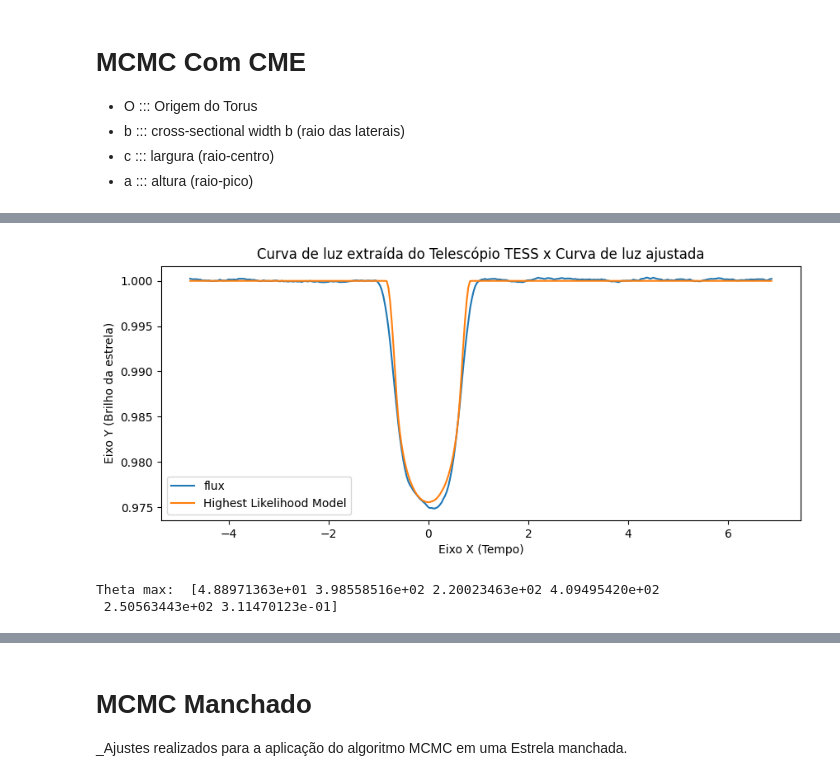
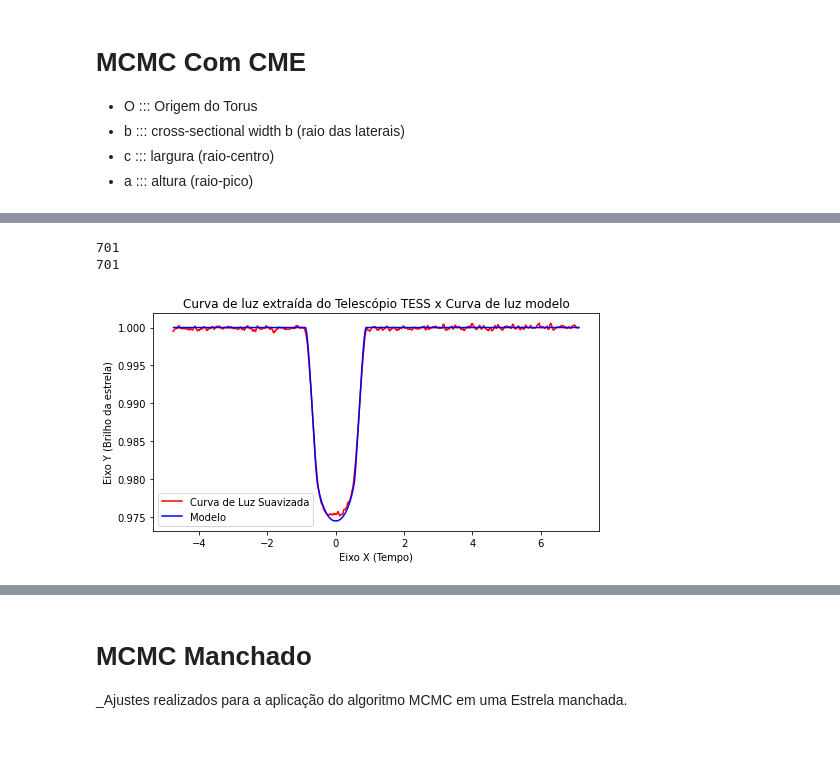
Before and after one commit to Transit-Model-CRAAM/eclipse-model-star-activity, a Jupyter notebook: Eclipse/main-mcmc.ipynb, the cells around one changed output, grey strips where cells are left out. Saved outputs shown, nothing was run; the diff lists cells and outputs as text; code cells hidden in the pictures; blank space fills up the shorter version.

```diff
--- a/Eclipse/main-mcmc.ipynb
+++ b/Eclipse/main-mcmc.ipynb
@@ -362,27 +333,26 @@ best_fit_model = ajusteCME.eclipse_mcmc(time, theta_max)
-# %%
-### Plotagem de resultados ####
-plt.rcParams['figure.figsize']= 10, 4
-graf1,ax = plt.subplots()
-plt.plot(time, flux, label = 'flux')
-plt.plot(time, best_fit_model, label='Highest Likelihood Model')
-plotLegendAdjust(plt, mission)
-
-print('Theta max: ',theta_max)
-# %% [output]
-[figure, removed]
-Theta max:  [4.88971363e+01 3.98558516e+02 2.20023463e+02 4.09495420e+02
- 2.50563443e+02 3.11470123e-01]
+# %%
+print(len(smoothed_LC[::3]))
+print(len(curvaLuz[143:844]))
+# print(smoothed_LC.index(min(smoothed_LC)))
+# %% [output]
+701
+701
 # %%
 # COM ESCOLHA DE TRÂNSITO
 selectedTransit = 10 #transito selecionado
 time_phased, smoothed_LC = tratamento.select_transit_smooth(selectedTransit)
 
 plt.rcParams['figure.figsize']= 8, 4
 graf1,ax = plt.subplots()
 
-ax.plot(time_phased[0:150], smoothed_LC[0:150], "r", ms=2, label='Curva de Luz Suavizada')
-ax.plot(ts_model[300:600][::2], ls_model[300:600][::2], "b", ms=2, label='Modelo')
+ax.plot(time_phased[::3], smoothed_LC[::3], "r", ms=2, label='Curva de Luz Suavizada')
+ax.plot(ts_model[143:], curvaLuz[143:], "b", ms=2, label='Modelo')
 
 
+# ax.plot(time_phased[0:150], smoothed_LC[0:150], "r", ms=2, label='Curva de Luz Suavizada')
+# ax.plot(ts_model[300:600][::2], ls_model[300:600][::2], "b", ms=2, label='Modelo')
+
 plotLegendModel(ax, mission)
+# %% [output]
+[figure, added]
 # %%
```
Also changed, not shown: parts of 22 cells of this notebook, 1 other file.
